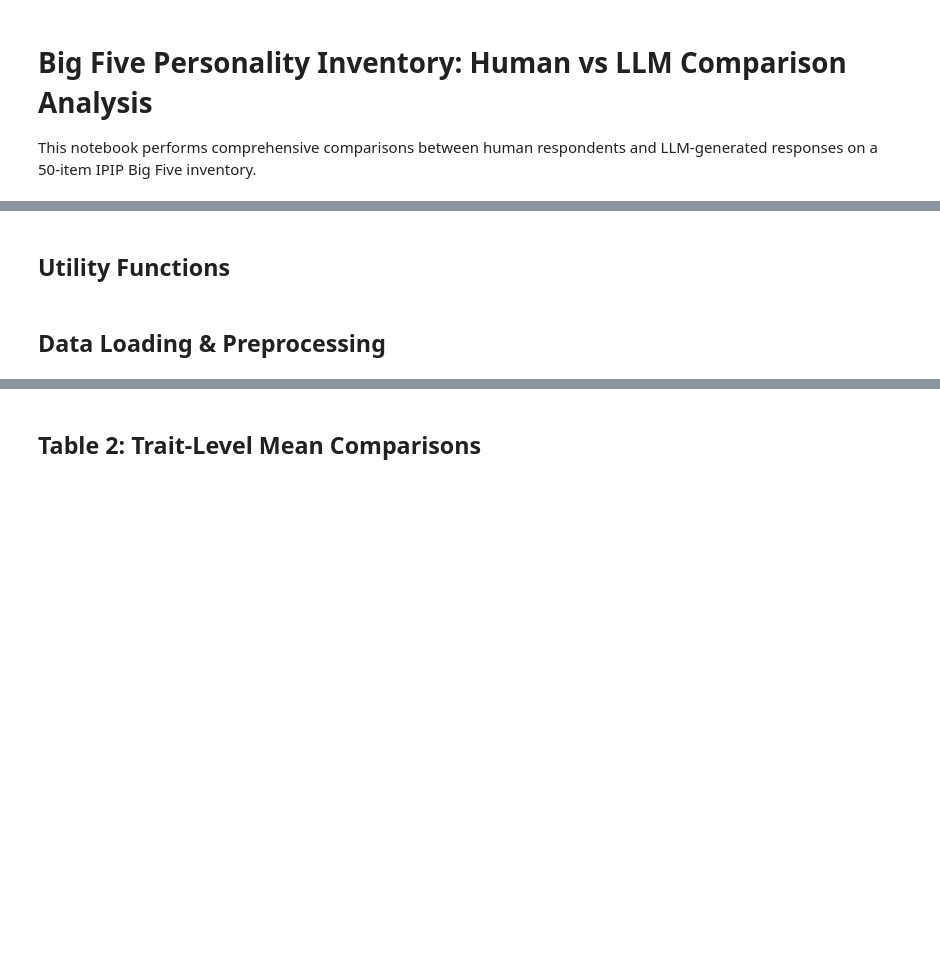
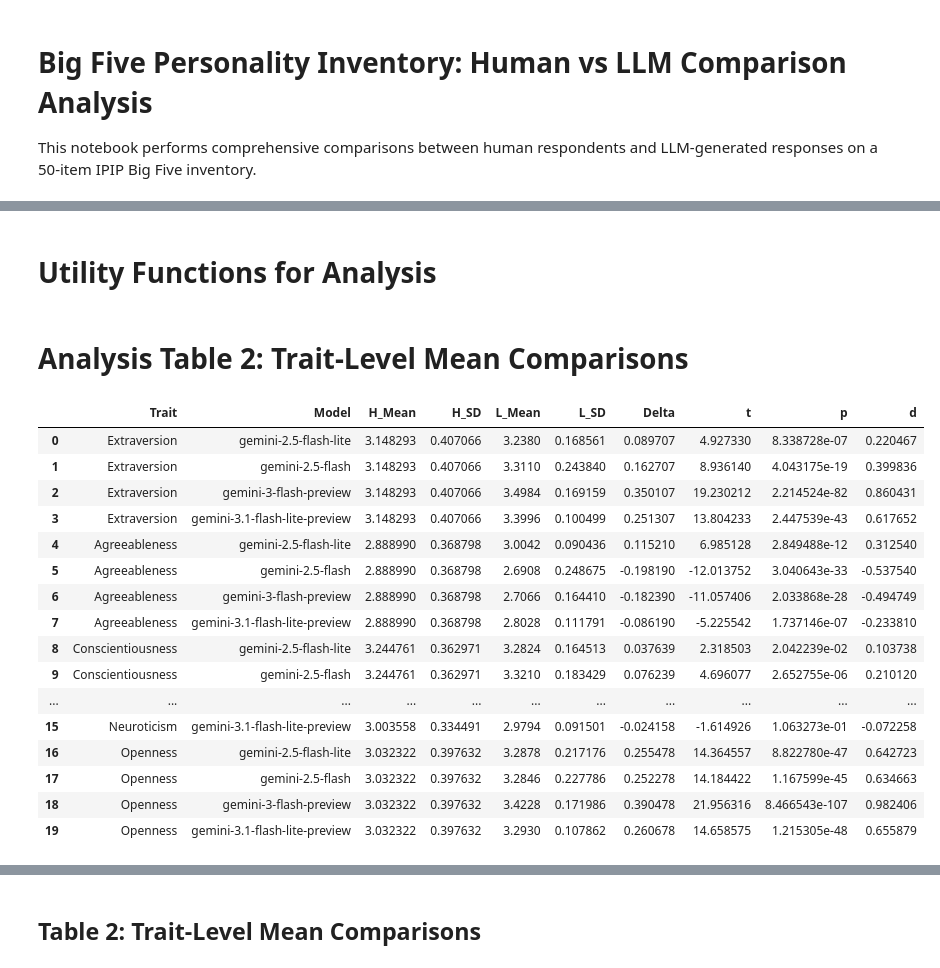
Before and after one commit to arshchowdhry1998/Human-and-LLM-distribution-, a Jupyter notebook: big_five_comparison_analysis.ipynb, the cells around one changed output, grey strips where cells are left out. Drawn from its saved outputs; the diff is of its cells as text; code cells hidden in the pictures; blank space fills up the shorter version.

Commit message:
results from gemini: table 2

```diff
--- a/big_five_comparison_analysis.ipynb
+++ b/big_five_comparison_analysis.ipynb
@@ -26,4 +27,11 @@ warnings.filterwarnings('ignore')
 # %%
+# ============================================================================
+# Configure paths here
+# ============================================================================
+model_path = "data/openai_gemini_responses_combined.csv"
+human_path = "data/human_responses.csv"
+output_dir = Path("results/multimodels")
+
 # Define trait structure (which items belong to which trait)
 TRAIT_STRUCTURE = {
     'Extraversion': [1, 6, 11, 16, 21, 26, 31, 36, 41, 46],
@@ -37,0 +116,3 @@ REVERSE_ITEMS = [2, 4, 6, 8, 10, 12, 14, 16, 18, 20, 22, 24, 26, 28, 30, 32, 34,
+# %%
+df_all = load_and_preprocess_data(human_path, model_path)
+print('Data loaded and preprocessed successfully')
@@ -37,0 +158,3 @@ REVERSE_ITEMS = [2, 4, 6, 8, 10, 12, 14, 16, 18, 20, 22, 24, 26, 28, 30, 32, 34,
+# %%
+trait_scores_all = compute_trait_scores(df_all)
+trait_scores_all
@@ -38,5 +175,5 @@ REVERSE_ITEMS = [2, 4, 6, 8, 10, 12, 14, 16, 18, 20, 22, 24, 26, 28, 30, 32, 34,
 # %% [markdown]
-## Utility Functions
+# Utility Functions for Analysis
 # %%
 def cohen_d(x, y):
     """Calculate Cohen's d effect size"""
@@ -83,5 +220,3 @@ def mahalanobis_distance(x, y, cov):
         return np.sqrt(diff @ inv_cov @ diff.T)
     except:
         return np.nan
-# %% [markdown]
-## Data Loading & Preprocessing
@@ -159,0 +223,50 @@ def compute_trait_scores(df: pd.DataFrame) -> pd.DataFrame:
+# %% [markdown]
+# Analysis Table 2: Trait-Level Mean Comparisons
+# %%
+"""Compare trait-level means between human and LLM responses"""
+traits = list(TRAIT_STRUCTURE.keys())
+results = dict()
+llm_list = ['gemini-2.5-flash-lite', 'gemini-2.5-flash', 'gemini-3-flash-preview', 'gemini-3.1-flash-lite-preview']
+
+rows = []
+for trait in traits:
+    human_vals = trait_scores_all[trait_scores_all['source'] == 'Human'][trait].values
+    h_mean, h_sd = human_vals.mean(), human_vals.std()
+
+    for llm in llm_list:
+        llm_vals = trait_scores_all[trait_scores_all['source'] == llm][trait].values
+        t_stat, p_val = stats.ttest_ind(llm_vals, human_vals)
+        d = cohen_d(llm_vals, human_vals)
+        rows.append({
+            'Trait':    trait,
+            'Model':    llm,
+            'H_Mean':   h_mean,
+            'H_SD':     h_sd,
+            'L_Mean':   llm_vals.mean(),
+            'L_SD':     llm_vals.std(),
+            'Delta':    llm_vals.mean() - h_mean,
+            't':        t_stat,
+            'p':        p_val,
+            'd':        d,
+        })
+
+df_table2 = pd.DataFrame(rows)
+df_table2
+# %% [output]
+|  | Trait | Model | H_Mean | H_SD | L_Mean | L_SD | Delta | t | p | d |
+| 0 | Extraversion | gemini-2.5-flash-lite | 3.148293 | 0.407066 | 3.2380 | 0.168561 | 0.089707 | 4.927330 | 8.338728e-07 | 0.220467 |
+| 1 | Extraversion | gemini-2.5-flash | 3.148293 | 0.407066 | 3.3110 | 0.243840 | 0.162707 | 8.936140 | 4.043175e-19 | 0.399836 |
+| 2 | Extraversion | gemini-3-flash-preview | 3.148293 | 0.407066 | 3.4984 | 0.169159 | 0.350107 | 19.230212 | 2.214524e-82 | 0.860431 |
+| 3 | Extraversion | gemini-3.1-flash-lite-preview | 3.148293 | 0.407066 | 3.3996 | 0.100499 | 0.251307 | 13.804233 | 2.447539e-43 | 0.617652 |
+| 4 | Agreeableness | gemini-2.5-flash-lite | 2.888990 | 0.368798 | 3.0042 | 0.090436 | 0.115210 | 6.985128 | 2.849488e-12 | 0.312540 |
+| 5 | Agreeableness | gemini-2.5-flash | 2.888990 | 0.368798 | 2.6908 | 0.248675 | -0.198190 | -12.013752 | 3.040643e-33 | -0.537540 |
+| 6 | Agreeableness | gemini-3-flash-preview | 2.888990 | 0.368798 | 2.7066 | 0.164410 | -0.182390 | -11.057406 | 2.033868e-28 | -0.494749 |
+| 7 | Agreeableness | gemini-3.1-flash-lite-preview | 2.888990 | 0.368798 | 2.8028 | 0.111791 | -0.086190 | -5.225542 | 1.737146e-07 | -0.233810 |
+| 8 | Conscientiousness | gemini-2.5-flash-lite | 3.244761 | 0.362971 | 3.2824 | 0.164513 | 0.037639 | 2.318503 | 2.042239e-02 | 0.103738 |
+| 9 | Conscientiousness | gemini-2.5-flash | 3.244761 | 0.362971 | 3.3210 | 0.183429 | 0.076239 | 4.696077 | 2.652755e-06 | 0.210120 |
+| ... | ... | ... | ... | ... | ... | ... | ... | ... | ... | ... |
+| 15 | Neuroticism | gemini-3.1-flash-lite-preview | 3.003558 | 0.334491 | 2.9794 | 0.091501 | -0.024158 | -1.614926 | 1.063273e-01 | -0.072258 |
+| 16 | Openness | gemini-2.5-flash-lite | 3.032322 | 0.397632 | 3.2878 | 0.217176 | 0.255478 | 14.364557 | 8.822780e-47 | 0.642723 |
+| 17 | Openness | gemini-2.5-flash | 3.032322 | 0.397632 | 3.2846 | 0.227786 | 0.252278 | 14.184422 | 1.167599e-45 | 0.634663 |
+| 18 | Openness | gemini-3-flash-preview | 3.032322 | 0.397632 | 3.4228 | 0.171986 | 0.390478 | 21.956316 | 8.466543e-107 | 0.982406 |
+| 19 | Openness | gemini-3.1-flash-lite-preview | 3.032322 | 0.397632 | 3.2930 | 0.107862 | 0.260678 | 14.658575 | 1.215305e-48 | 0.655879 |
```
Also changed, not shown: parts of 19 cells of this notebook, 2 other files.
